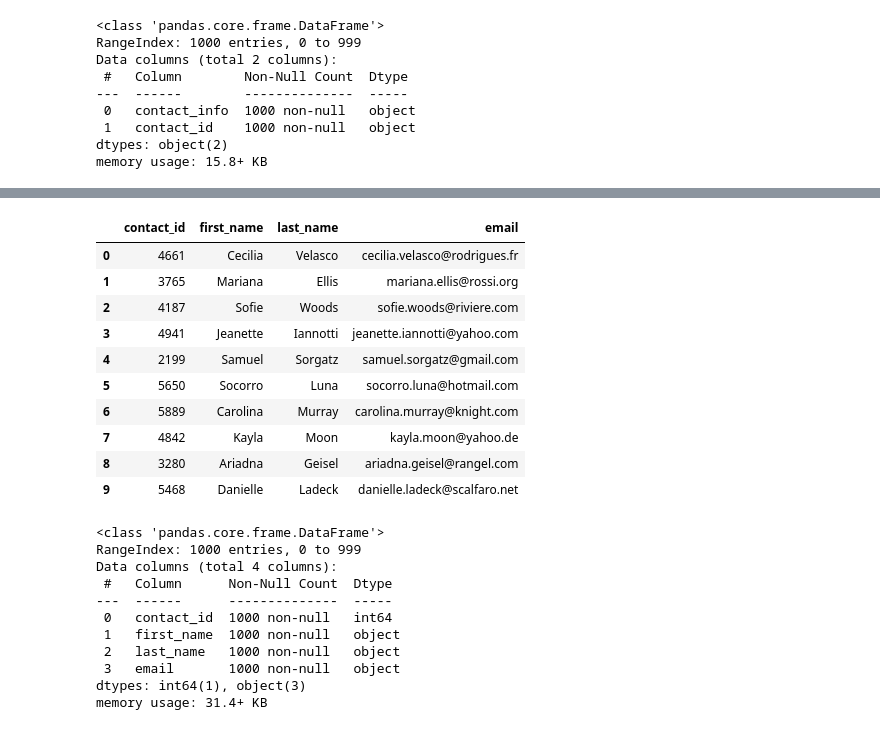
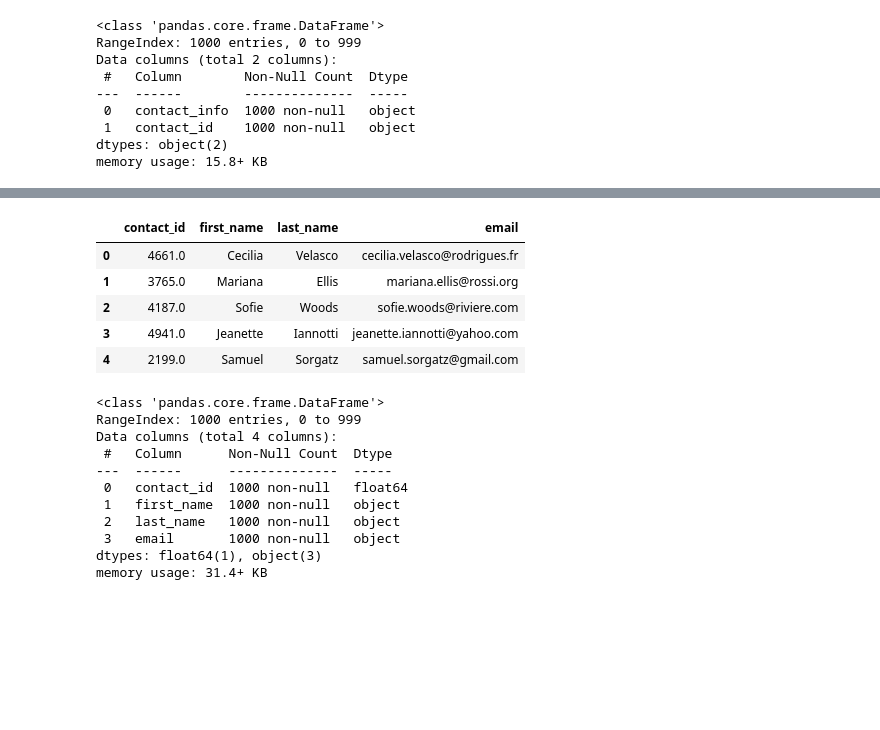
Before and after one commit to domoto86/Crowdfunding_ETL, a Jupyter notebook: ETL_Mini_Project_GRibeiro_JDominguez.ipynb, the cells around one changed output, grey strips where cells are left out. Cells and saved outputs as stored; diff of their text form; code cells hidden in the pictures; blank space fills up the shorter version.

```diff
--- a/ETL_Mini_Project_GRibeiro_JDominguez.ipynb
+++ b/ETL_Mini_Project_GRibeiro_JDominguez.ipynb
@@ -492,5 +510,13 @@ dtypes: int64(1), object(1)
 memory usage: 15.8+ KB
 # %%
 # Extract the name of the contact and add it to a new column.
+char = 'name": "(\w*\s*\w*)'
+name = contact_id_1['contact_info'].str.extractall(char)
+name = name.reset_index(drop=True)
+name = name.rename(columns={
+    0 : 'name'
+})
+contact_name = contact_id_1.join(name)
+contact_name
 # %% [output]
 |  | contact_info | contact_id | name |
@@ -507,4 +535,12 @@ memory usage: 15.8+ KB
 # %%
 # Extract the email from the contacts and add the values to a new column.
+char = '"email":\s*"([^"]+)"'
+email = contact_name['contact_info'].str.extractall(char)
+email = email.reset_index(drop=True)
+email = email.rename(columns={
+    0 : 'email'
+})
+contact_email = contact_name.join(email)
+contact_email
 # %% [output]
 |  | contact_info | contact_id | name | email |
@@ -521,4 +559,6 @@ memory usage: 15.8+ KB
 # %%
 # Create a copy of the contact_info_df with the 'contact_id', 'name', 'email' columns.
+contact_clean = contact_email[['contact_id', 'name', 'email']]
+contact_clean
 # %% [output]
 |  | contact_id | name | email |
@@ -535,7 +577,8 @@ memory usage: 15.8+ KB
 # %%
 # Create a "first"name" and "last_name" column with the first and last names from the "name" column.
-
+contact_clean[['first_name','last_name']] = contact_clean['name'].str.split(' ', expand = True)
 
 # Drop the contact_name column
+contact_clean.drop(columns = 'name')
 # %% [output]
 |  | contact_id | email | first_name | last_name |
@@ -552,30 +597,28 @@ memory usage: 15.8+ KB
 # %%
 # Reorder the columns
+contact_clean = contact_clean[['contact_id','first_name','last_name','email']]
+contact_clean.head()
 # %% [output]
 |  | contact_id | first_name | last_name | email |
-| 0 | 4661 | Cecilia | Velasco | cecilia.velasco@rodrigues.fr |
-| 1 | 3765 | Mariana | Ellis | mariana.ellis@rossi.org |
-| 2 | 4187 | Sofie | Woods | sofie.woods@riviere.com |
-| 3 | 4941 | Jeanette | Iannotti | jeanette.iannotti@yahoo.com |
-| 4 | 2199 | Samuel | Sorgatz | samuel.sorgatz@gmail.com |
-| 5 | 5650 | Socorro | Luna | socorro.luna@hotmail.com |
-| 6 | 5889 | Carolina | Murray | carolina.murray@knight.com |
-| 7 | 4842 | Kayla | Moon | kayla.moon@yahoo.de |
-| 8 | 3280 | Ariadna | Geisel | ariadna.geisel@rangel.com |
-| 9 | 5468 | Danielle | Ladeck | danielle.ladeck@scalfaro.net |
+| 0 | 4661.0 | Cecilia | Velasco | cecilia.velasco@rodrigues.fr |
+| 1 | 3765.0 | Mariana | Ellis | mariana.ellis@rossi.org |
+| 2 | 4187.0 | Sofie | Woods | sofie.woods@riviere.com |
+| 3 | 4941.0 | Jeanette | Iannotti | jeanette.iannotti@yahoo.com |
+| 4 | 2199.0 | Samuel | Sorgatz | samuel.sorgatz@gmail.com |
 # %%
 # Check the datatypes one more time before exporting as CSV file.
+contact_clean.info()
 # %% [output]
 <class 'pandas.core.frame.DataFrame'>
 RangeIndex: 1000 entries, 0 to 999
 Data columns (total 4 columns):
  #   Column      Non-Null Count  Dtype
 ---  ------      --------------  -----
- 0   contact_id  1000 non-null   int64
+ 0   contact_id  1000 non-null   float64
  1   first_name  1000 non-null   object
  2   last_name   1000 non-null   object
  3   email       1000 non-null   object
-dtypes: int64(1), object(3)
+dtypes: float64(1), object(3)
 memory usage: 31.4+ KB
 # %%
 # Export the DataFrame as a CSV file.
```
Also changed, not shown: parts of 10 cells of this notebook, 1 other file.
